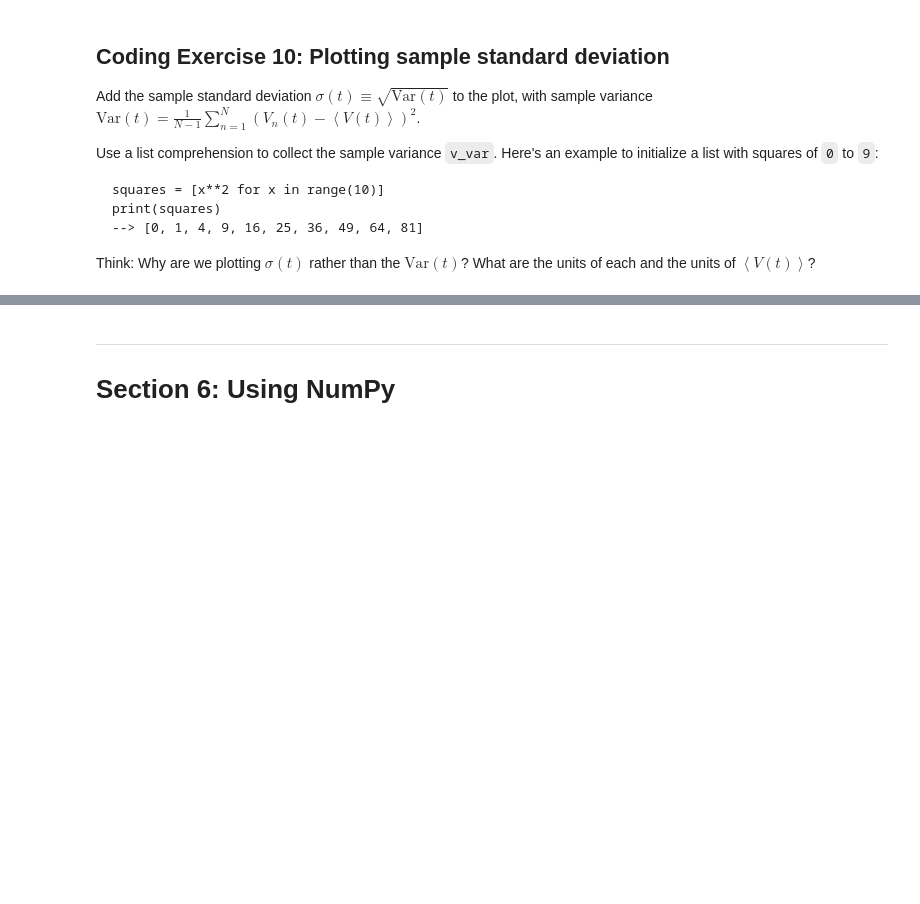
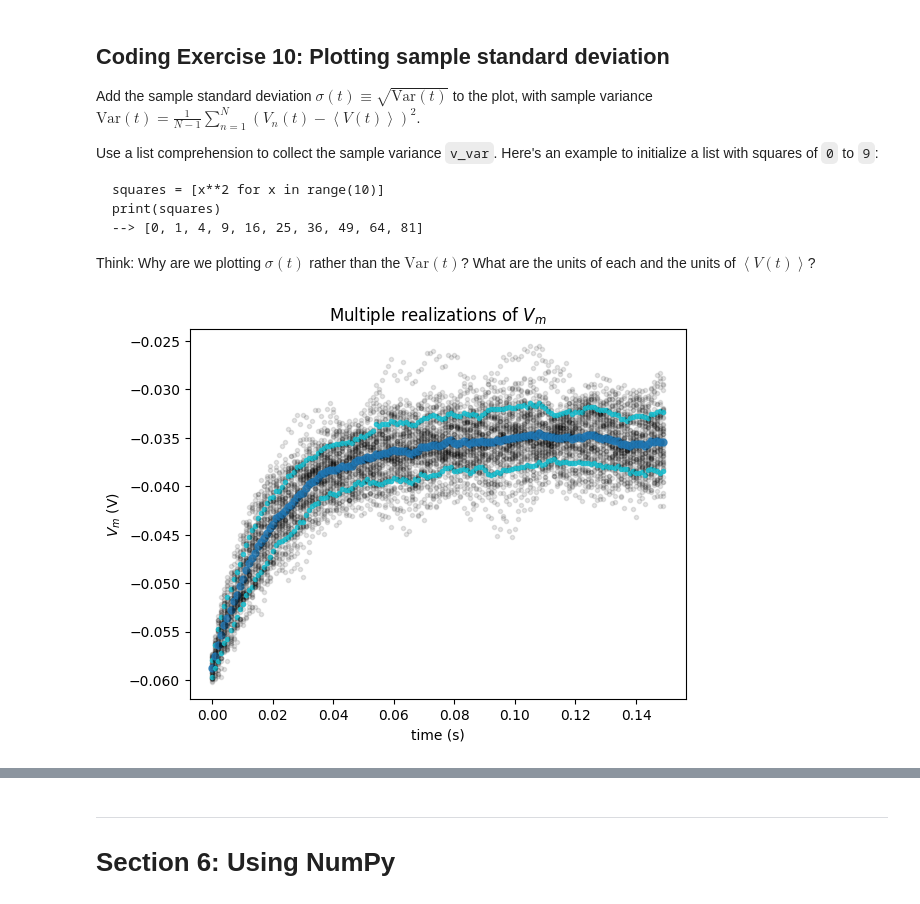
Before and after one commit to alexanderspeer/neuromatch, a Jupyter notebook: W0D1_Tutorial1.ipynb, the cells around one changed output, grey strips where cells are left out. Saved outputs shown, nothing was run; the diff lists cells and outputs as text; code cells hidden in the pictures; blank space fills up the shorter version.

```diff
--- a/W0D1_Tutorial1.ipynb
+++ b/W0D1_Tutorial1.ipynb
@@ -1128,7 +1128,7 @@ Think: Why are we plotting $\sigma(t)$ rather than the $\text{Var}(t)$? What are
 #################################################
 ## TODO for students: fill out code to plot sample standard deviation ##
 # Fill out code and comment or remove the next line
-raise NotImplementedError("Student exercise: You need to plot the sample standard deviation")
+# raise NotImplementedError("Student exercise: You need to plot the sample standard deviation")
 #################################################
 
 # Set random number generator
@@ -1158,38 +1158,45 @@ for step in range(step_end):
 
     # Compute value of i at this time step
     i = i_mean * (1 + 0.1 * (t_max/dt)**(0.5) * (2* np.random.random() - 1))
 
     # Compute value of v for this simulation
     v_n[j] = v_n[j] + (dt / tau) * (el - v_n[j] + r*i)
 
   # Compute sample mean
   v_mean = sum(v_n) / n
 
   # Initialize a list `v_var_n` with the contribution of each V_n(t) to
   # Var(t) with a list comprehension over values of v_n
-  v_var_n = ...
+  v_var_n = [(v - v_mean)**2 for v in v_n]
+  '''
+  this is taking v_n (a list of every voltage at time t for every neuron)
+  and every value in that list is having v_mean subtracted from it
+  then squared for variance
+  '''
 
   # Compute sample variance v_var by summing the values of v_var_n with sum and dividing by n-1
-  v_var = ...
+  v_var = sum(v_var_n) / (n-1)
 
   # Compute the standard deviation v_std with the function np.sqrt
-  v_std = ...
+  v_std = np.sqrt(v_var)
 
   # Plot simulations
   plt.plot(n*[t], v_n, 'k.', alpha=0.1)
 
   # Plot sample mean using alpha=0.8 and'C0.' for blue
   plt.plot(t, v_mean, 'C0.', alpha=0.8, markersize=10)
 
   # Plot mean + standard deviation with alpha=0.8 and argument 'C7.'
-  plt.plot(...)
+  plt.plot(t, v_mean + v_std, "C9.", alpha=0.8)
 
   # Plot mean - standard deviation with alpha=0.8 and argument 'C7.'
-  plt.plot(...)
+  plt.plot(t, v_mean - v_std, "C9.", alpha=0.8)
 
 
 # Display plot
 plt.show()
+# %% [output]
+[figure, added]
 # %% [markdown]
 [*Click for solution*](https://github.com/NeuromatchAcademy/precourse/tree/main/tutorials/W0D1_PythonWorkshop1/solutions/W0D1_Tutorial1_Solution_c05a930d.py)
 
```
Also changed, not shown: parts of 1 cell of this notebook.
